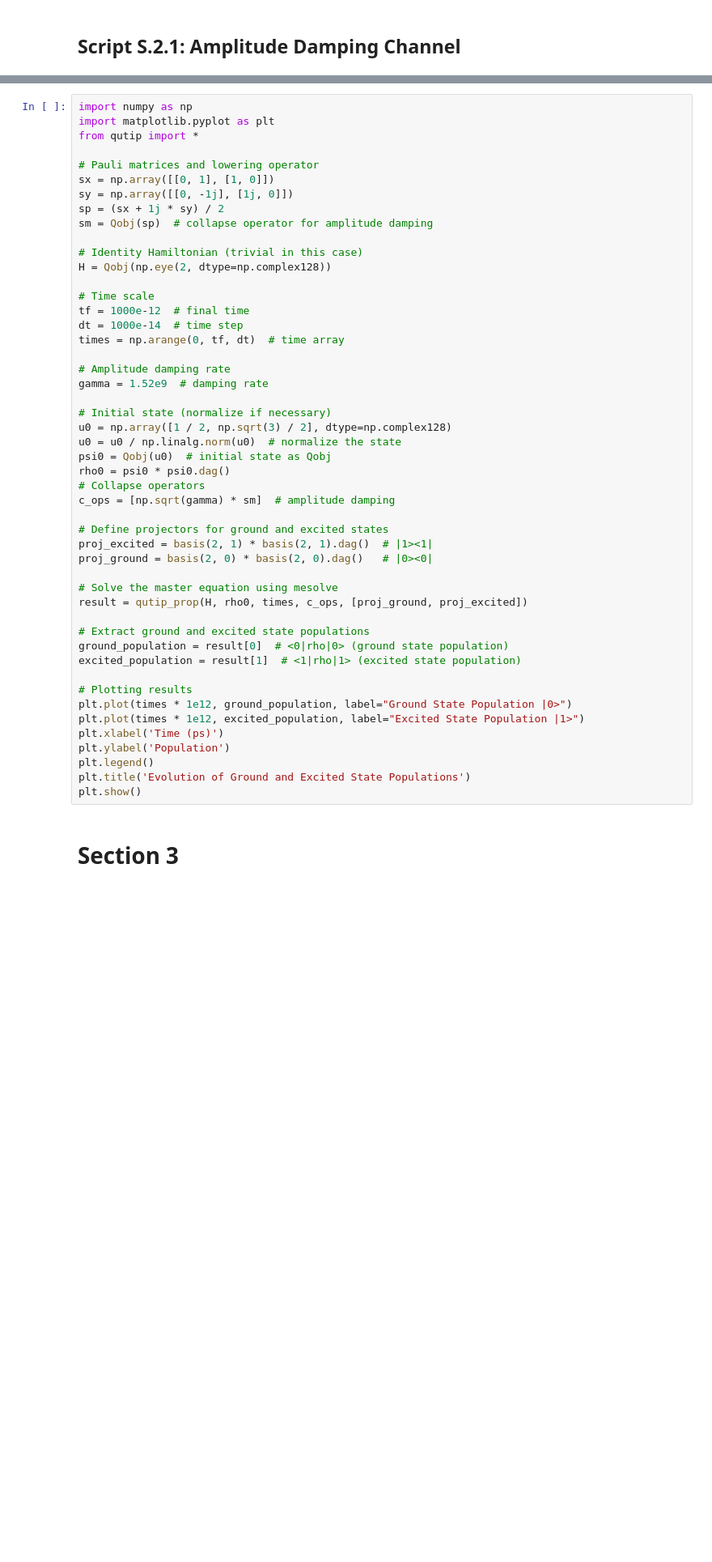
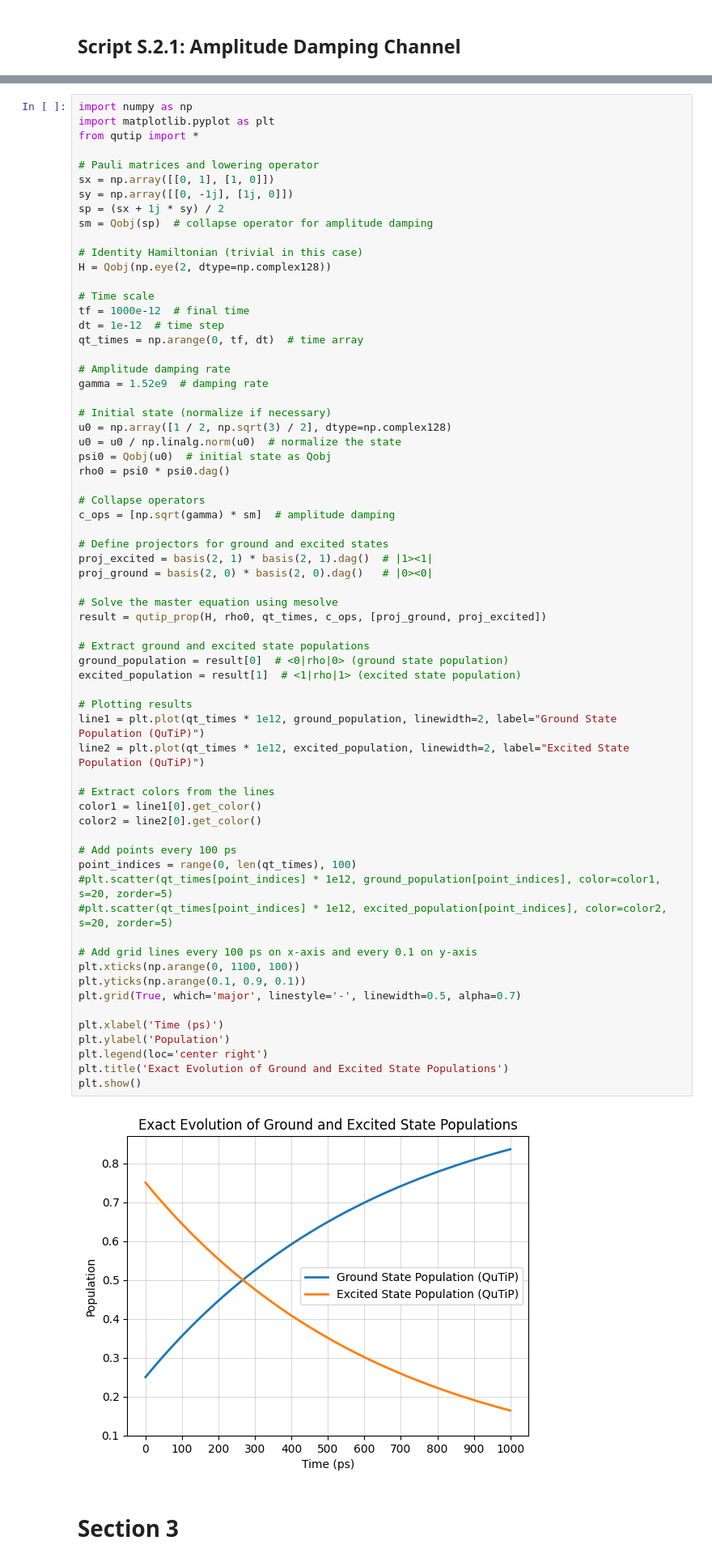
Before and after one commit to batistagroup/qflux, a Jupyter notebook: demos/manuscript/Part_V_JCE.ipynb, the cells around one changed output, grey strips where cells are left out. Shown at 81% size. Drawn from its saved outputs; the diff is of its cells as text; blank space fills up the shorter version.

Commit message:
FIX: updates to notebook dictated by changes in qmad package; regenerated plots

```diff
--- a/demos/manuscript/Part_V_JCE.ipynb
+++ b/demos/manuscript/Part_V_JCE.ipynb
@@ -109,40 +124,58 @@ sm = Qobj(sp)  # collapse operator for amplitude damping
 H = Qobj(np.eye(2, dtype=np.complex128))
 
 # Time scale
 tf = 1000e-12  # final time
-dt = 1000e-14  # time step
-times = np.arange(0, tf, dt)  # time array
+dt = 1e-12  # time step
+qt_times = np.arange(0, tf, dt)  # time array
 
 # Amplitude damping rate
 gamma = 1.52e9  # damping rate
 
 # Initial state (normalize if necessary)
 u0 = np.array([1 / 2, np.sqrt(3) / 2], dtype=np.complex128)
 u0 = u0 / np.linalg.norm(u0)  # normalize the state
 psi0 = Qobj(u0)  # initial state as Qobj
 rho0 = psi0 * psi0.dag()
+
 # Collapse operators
 c_ops = [np.sqrt(gamma) * sm]  # amplitude damping
 
 # Define projectors for ground and excited states
 proj_excited = basis(2, 1) * basis(2, 1).dag()  # |1><1|
 proj_ground = basis(2, 0) * basis(2, 0).dag()   # |0><0|
 
 # Solve the master equation using mesolve
-result = qutip_prop(H, rho0, times, c_ops, [proj_ground, proj_excited])
+result = qutip_prop(H, rho0, qt_times, c_ops, [proj_ground, proj_excited])
 
 # Extract ground and excited state populations
 ground_population = result[0]  # <0|rho|0> (ground state population)
 excited_population = result[1]  # <1|rho|1> (excited state population)
 
 # Plotting results
-plt.plot(times * 1e12, ground_population, label="Ground State Population |0>")
-plt.plot(times * 1e12, excited_population, label="Excited State Population |1>")
+line1 = plt.plot(qt_times * 1e12, ground_population, linewidth=2, label="Ground State Population (QuTiP)")
+line2 = plt.plot(qt_times * 1e12, excited_population, linewidth=2, label="Excited State Population (QuTiP)")
+
+# Extract colors from the lines
+color1 = line1[0].get_color()
+color2 = line2[0].get_color()
+
+# Add points every 100 ps
+point_indices = range(0, len(qt_times), 100)
+#plt.scatter(qt_times[point_indices] * 1e12, ground_population[point_indices], color=color1, s=20, zorder=5)
+#plt.scatter(qt_times[point_indices] * 1e12, excited_population[point_indices], color=color2, s=20, zorder=5)
+
+# Add grid lines every 100 ps on x-axis and every 0.1 on y-axis
+plt.xticks(np.arange(0, 1100, 100))
+plt.yticks(np.arange(0.1, 0.9, 0.1))
+plt.grid(True, which='major', linestyle='-', linewidth=0.5, alpha=0.7)
+
 plt.xlabel('Time (ps)')
 plt.ylabel('Population')
-plt.legend()
-plt.title('Evolution of Ground and Excited State Populations')
+plt.legend(loc='center right')
+plt.title('Exact Evolution of Ground and Excited State Populations')
 plt.show()
+# %% [output]
+[figure, added]
 # %% [markdown]
 # Section 3
 # %% [markdown]
```
Also changed, not shown: parts of 22 cells of this notebook.
